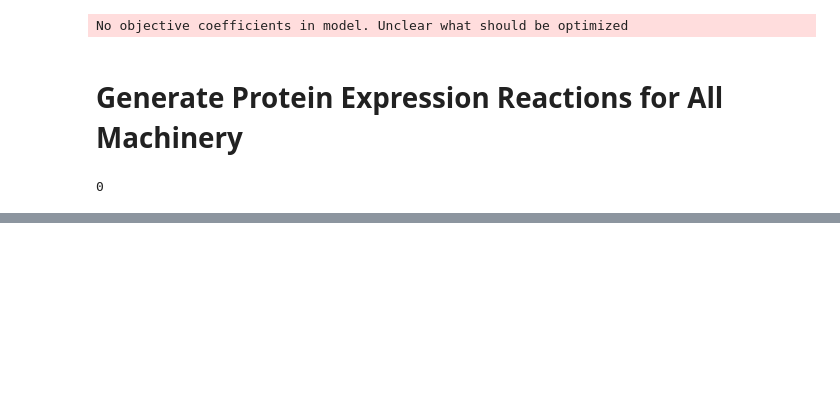
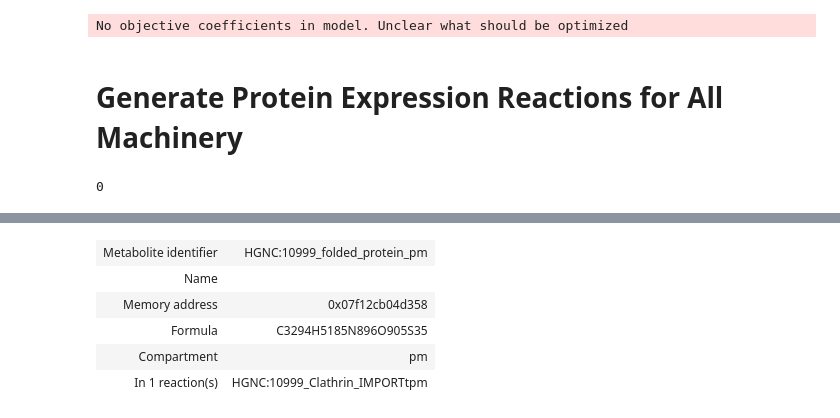
Before and after one commit to hmbaghdassarian/human_me, a Jupyter notebook: notebooks/expression/build_me_model.ipynb, the cells around one changed output, grey strips where cells are left out. Drawn from its saved outputs; the diff is of its cells as text; code cells hidden in the pictures; blank space fills up the shorter version.

```diff
--- a/notebooks/expression/build_me_model.ipynb
+++ b/notebooks/expression/build_me_model.ipynb
@@ -1274,0 +1602,9 @@ Add machinery to expression module reactions
+# %%
+protein_pm
+# %% [output]
+| Metabolite identifier | HGNC:10999_folded_protein_pm |
+| Name |  |
+| Memory address | 0x07f12cb04d358 |
+| Formula | C3294H5185N896O905S35 |
+| Compartment | pm |
+| In 1 reaction(s) | HGNC:10999_Clathrin_IMPORTtpm |
```
Also changed, not shown: parts of 32 cells of this notebook, 1 other file.
